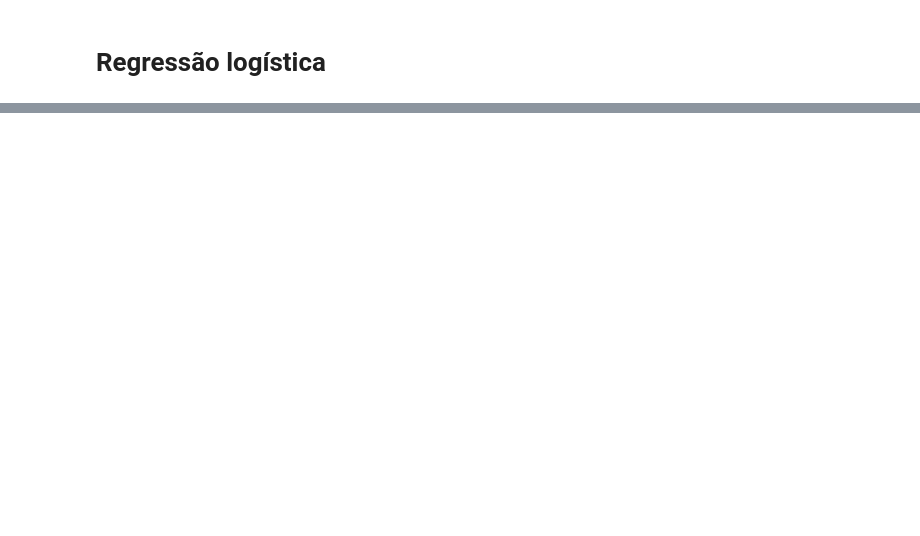
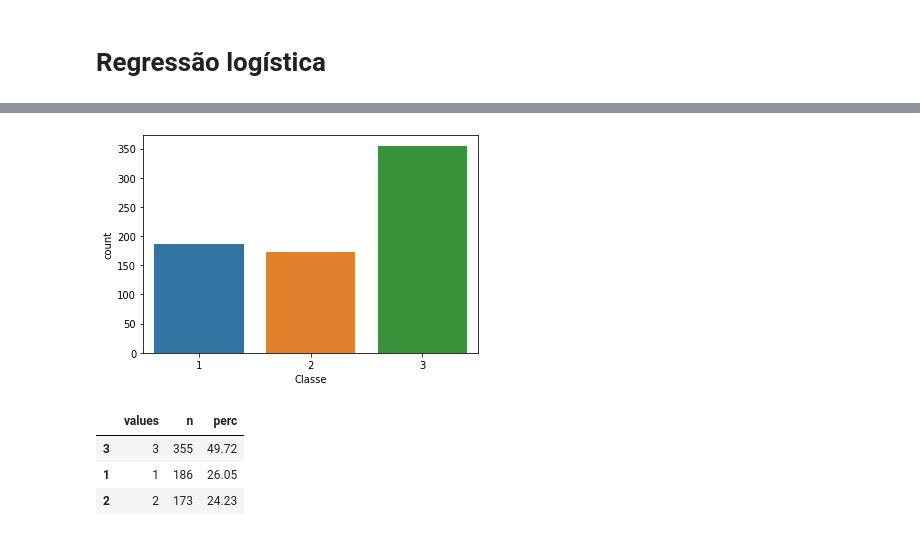
Before and after one commit to Lucaasfelipe/Modelos-Estatisticos, a Jupyter notebook: Regressão logística .ipynb, the cells around one changed output, grey strips where cells are left out. Cells and saved outputs as stored; diff of their text form; code cells hidden in the pictures; blank space fills up the shorter version.

```diff
--- a/Regressão logística .ipynb
+++ b/Regressão logística .ipynb
@@ -49,0 +51,8 @@ KeyError: 0
+# %%
+freq(titanic.Classe, plot=True)
+# %% [output]
+[figure, added]
+|  | values | n | perc |
+| 3 | 3 | 355 | 49.72 |
+| 1 | 1 | 186 | 26.05 |
+| 2 | 2 | 173 | 24.23 |
```
Also changed, not shown: parts of 9 cells of this notebook.
